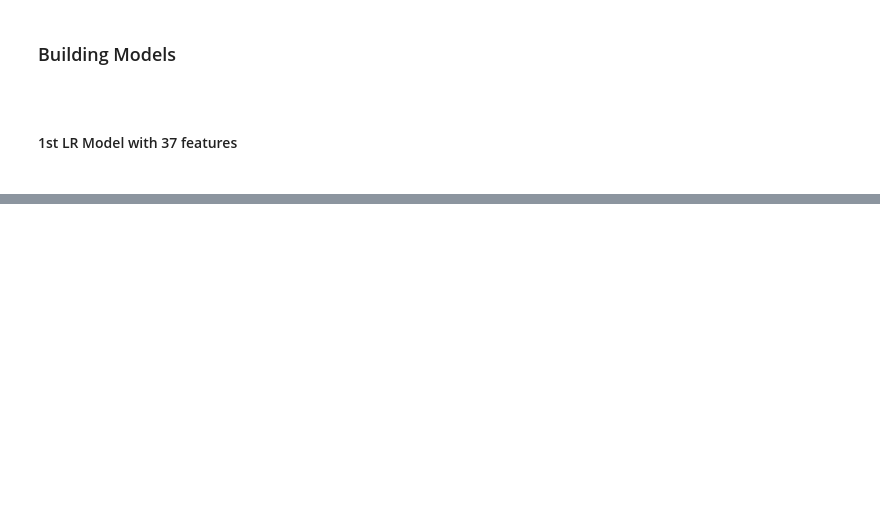
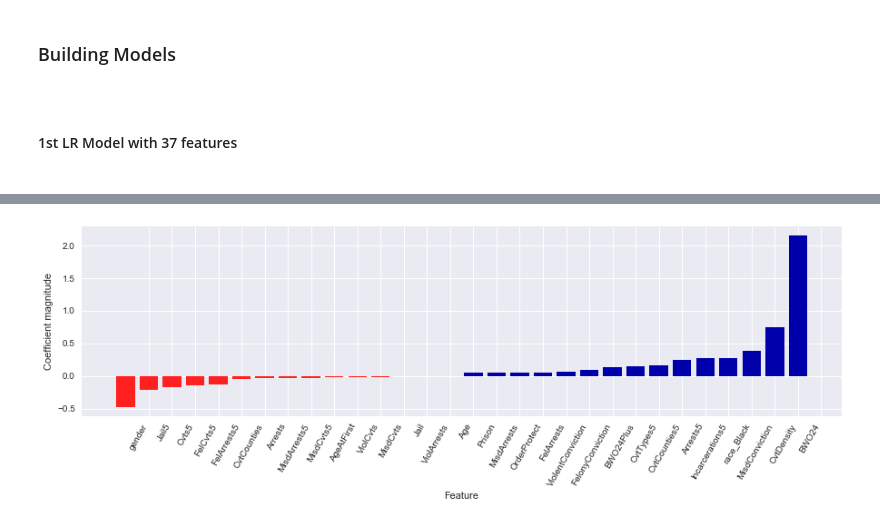
Before and after one commit to stella0316/Forecasting_Recidivism, a Jupyter notebook: Data Cleaning + First Model.ipynb, the cells around one changed output, grey strips where cells are left out. Drawn from its saved outputs; the diff is of its cells as text; code cells hidden in the pictures; blank space fills up the shorter version.

```diff
--- a/Data Cleaning + First Model.ipynb
+++ b/Data Cleaning + First Model.ipynb
@@ -268,0 +426,5 @@ avg / total       0.83      0.83      0.83     29956
+# %%
+features=X_train_1.columns.values
+visualize_coefficients(logreg.coef_,features,n_top_features=15)
+# %% [output]
+[figure, added]
```
Also changed, not shown: parts of 14 cells of this notebook, 1 other file.
